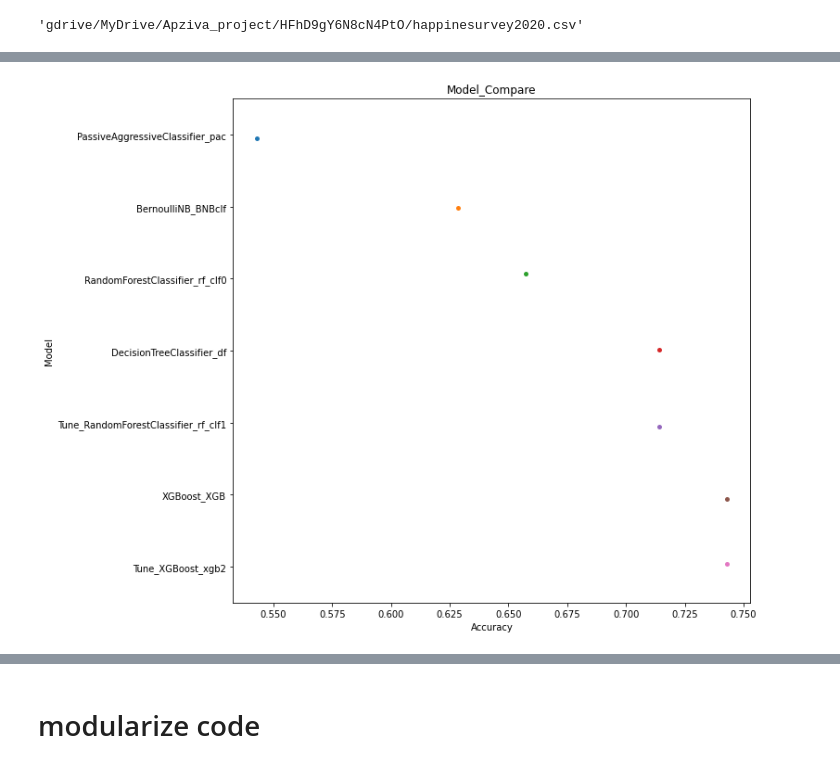
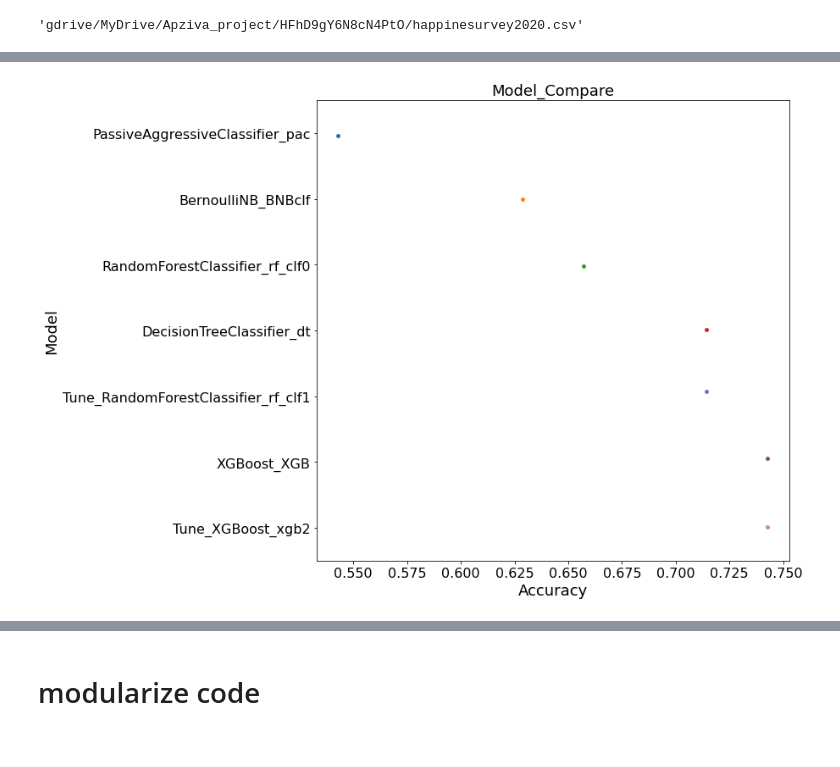
Before and after one commit to pascale25/Uv4pOPaRDHZhHnKE, a Jupyter notebook: Experiments_Happinesurvey_v3.ipynb, the cells around one changed output, grey strips where cells are left out. Cells and saved outputs as stored; diff of their text form; code cells hidden in the pictures.

```diff
--- a/Experiments_Happinesurvey_v3.ipynb
+++ b/Experiments_Happinesurvey_v3.ipynb
@@ -884,7 +729,7 @@ print(classification_report(y_test, y_pred, target_names=target_names))
 weighted avg       0.71      0.71      0.71        35
 # %%
 accuracy = accuracy_score(y_test,y_pred) #predictions
-accuracy_dic['DecisionTreeClassifier_df'] = accuracy
+accuracy_dic['DecisionTreeClassifier_dt'] = accuracy
 accuracy
 # %% [output]
 0.7142857142857143
@@ -1320,9 +1293,13 @@ sns.catplot(data=df_acc, x="Accuracy", y="Model")
 # %%
 plt.figure(figsize=(10, 10))
 sns.stripplot(df_acc.Accuracy, df_acc.Model);
-plt.xlabel('Accuracy')
-plt.ylabel('Model')
-plt.title('Model_Compare')
+plt.xlabel('Accuracy', fontsize=18)
+plt.ylabel('Model', fontsize=18)
+plt.title('Model_Compare', fontsize=18)
+# Set the font size for x tick labels
+plt.rc('xtick', labelsize=20)
+# Set the font size for y tick labels
+plt.rc('ytick', labelsize=20)
 plt.show()
 # %% [output]
-[figure, old version]
+[figure, new version]
```
Also changed, not shown: parts of 71 cells of this notebook.
